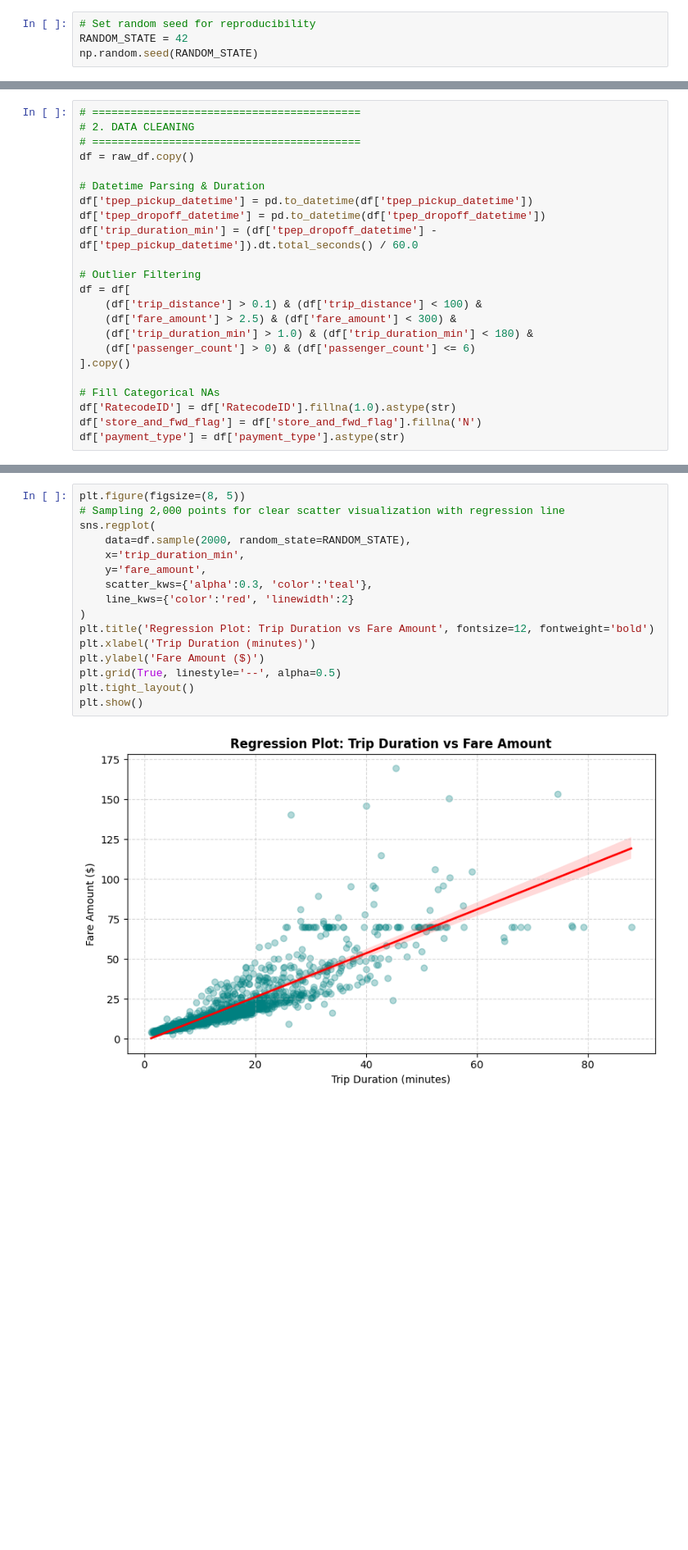
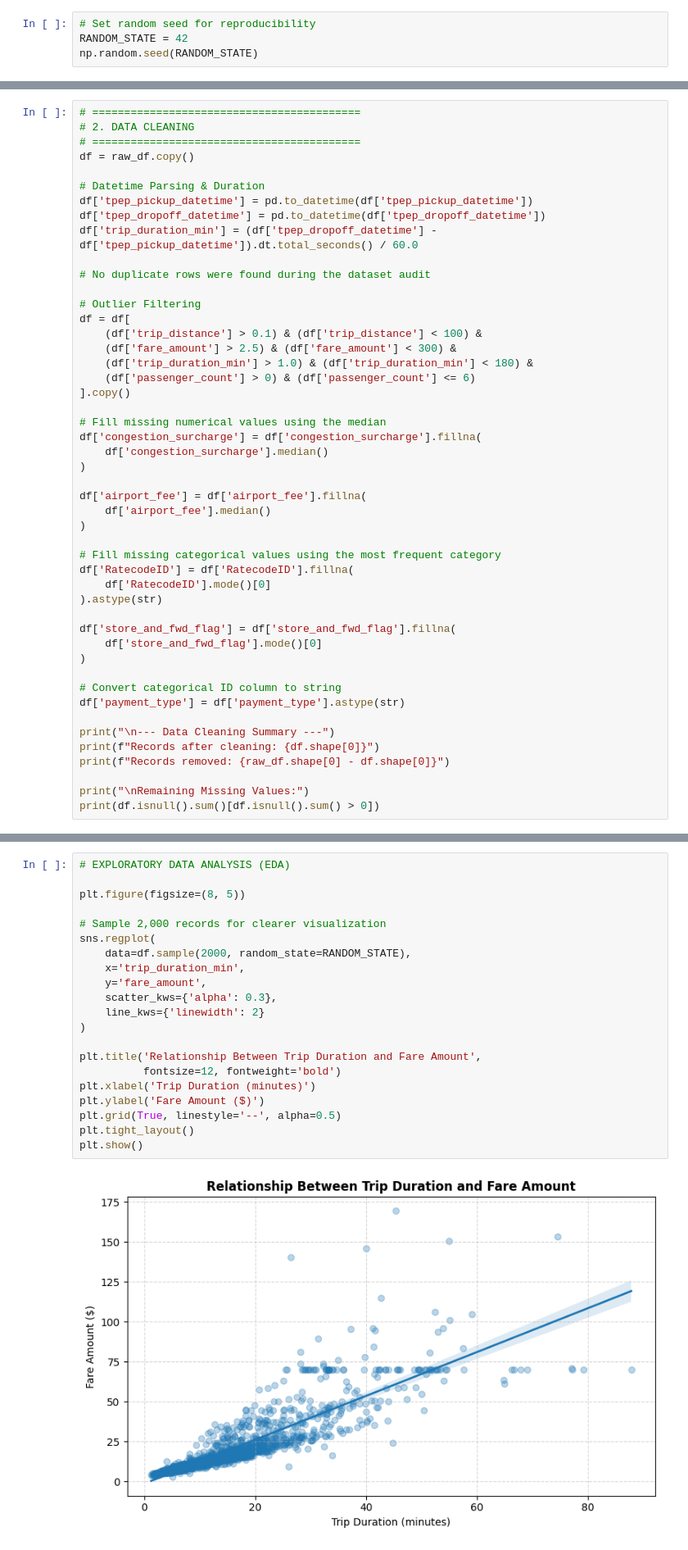
Before and after one commit to SAMYUKTHARAVICHANDRAN/AI-Based-Ride-Hailing-Demand-Prediction-and-Service-Optimization, a Jupyter notebook: notebooks/Review1.ipynb, the cells around one changed output, grey strips where cells are left out. Shown at 82% size. Cells and saved outputs as stored; diff of their text form; blank space fills up the shorter version.

```diff
--- a/notebooks/Review1.ipynb
+++ b/notebooks/Review1.ipynb
@@ -80,6 +308,8 @@ df['tpep_pickup_datetime'] = pd.to_datetime(df['tpep_pickup_datetime'])
 df['tpep_dropoff_datetime'] = pd.to_datetime(df['tpep_dropoff_datetime'])
 df['trip_duration_min'] = (df['tpep_dropoff_datetime'] - df['tpep_pickup_datetime']).dt.total_seconds() / 60.0
 
+# No duplicate rows were found during the dataset audit
+
 # Outlier Filtering
 df = df[
     (df['trip_distance'] > 0.1) & (df['trip_distance'] < 100) &
@@ -88,7 +318,30 @@ df = df[
     (df['passenger_count'] > 0) & (df['passenger_count'] <= 6)
 ].copy()
 
-# Fill Categorical NAs
-df['RatecodeID'] = df['RatecodeID'].fillna(1.0).astype(str)
-df['store_and_fwd_flag'] = df['store_and_fwd_flag'].fillna('N')
+# Fill missing numerical values using the median
+df['congestion_surcharge'] = df['congestion_surcharge'].fillna(
+    df['congestion_surcharge'].median()
+)
+
+df['airport_fee'] = df['airport_fee'].fillna(
+    df['airport_fee'].median()
+)
+
+# Fill missing categorical values using the most frequent category
+df['RatecodeID'] = df['RatecodeID'].fillna(
+    df['RatecodeID'].mode()[0]
+).astype(str)
+
+df['store_and_fwd_flag'] = df['store_and_fwd_flag'].fillna(
+    df['store_and_fwd_flag'].mode()[0]
+)
+
+# Convert categorical ID column to string
 df['payment_type'] = df['payment_type'].astype(str)
+
+print("\n--- Data Cleaning Summary ---")
+print(f"Records after cleaning: {df.shape[0]}")
+print(f"Records removed: {raw_df.shape[0] - df.shape[0]}")
+
+print("\nRemaining Missing Values:")
+print(df.isnull().sum()[df.isnull().sum() > 0])
@@ -136,18 +373,23 @@ plt.show()
 # %%
+# EXPLORATORY DATA ANALYSIS (EDA)
+
 plt.figure(figsize=(8, 5))
-# Sampling 2,000 points for clear scatter visualization with regression line
+
+# Sample 2,000 records for clearer visualization
 sns.regplot(
     data=df.sample(2000, random_state=RANDOM_STATE),
     x='trip_duration_min',
     y='fare_amount',
-    scatter_kws={'alpha':0.3, 'color':'teal'},
-    line_kws={'color':'red', 'linewidth':2}
+    scatter_kws={'alpha': 0.3},
+    line_kws={'linewidth': 2}
 )
-plt.title('Regression Plot: Trip Duration vs Fare Amount', fontsize=12, fontweight='bold')
+
+plt.title('Relationship Between Trip Duration and Fare Amount',
+          fontsize=12, fontweight='bold')
 plt.xlabel('Trip Duration (minutes)')
 plt.ylabel('Fare Amount ($)')
 plt.grid(True, linestyle='--', alpha=0.5)
 plt.tight_layout()
 plt.show()
 # %% [output]
-[figure, old version]
+[figure, new version]
```
Also changed, not shown: parts of 61 cells of this notebook, 1 other file.
